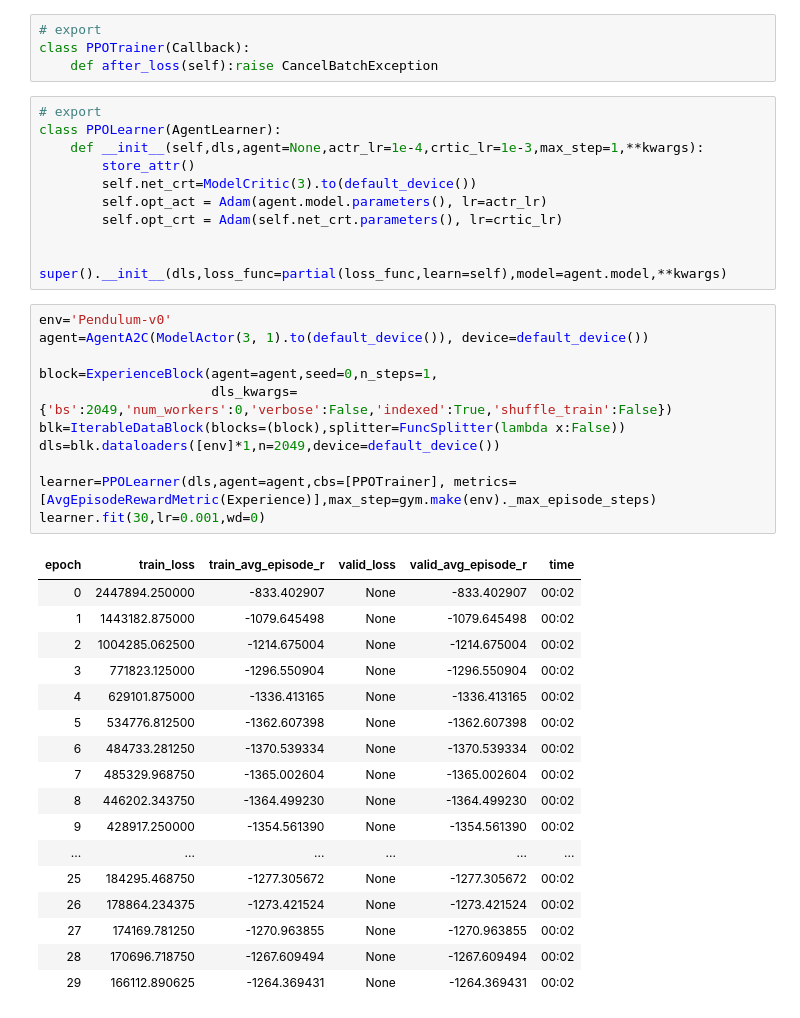
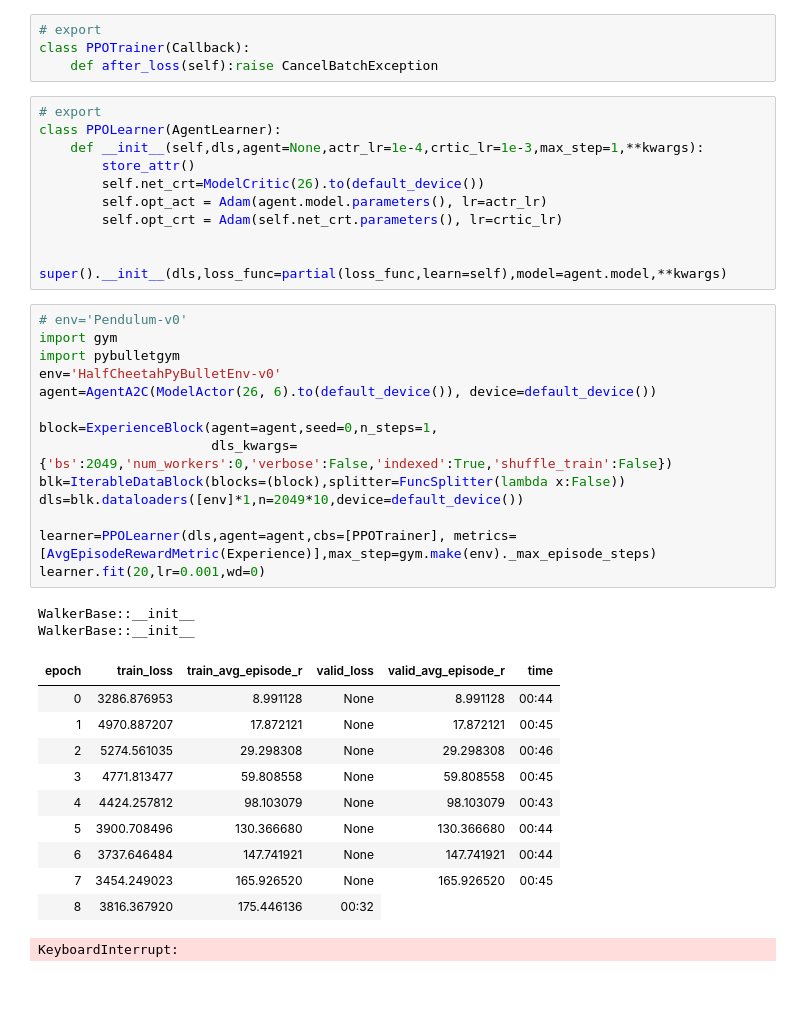
Before and after one commit to josiahls/fast-reinforcement-learning-2, a Jupyter notebook: nbs/18_policy_gradient.ppo.ipynb, the cells around one changed output. Cells and saved outputs as stored; diff of their text form; blank space fills up the shorter version.

Commit message:
Finished: - TRPO and PPO converge, but they need envs like half cheetah. Added: - code from DADS repo. Seems complex. goal is to convert to pytorch slowly.

```diff
--- a/nbs/18_policy_gradient.ppo.ipynb
+++ b/nbs/18_policy_gradient.ppo.ipynb
@@ -217,37 +217,36 @@ class PPOTrainer(Callback):
 class PPOLearner(AgentLearner):
     def __init__(self,dls,agent=None,actr_lr=1e-4,crtic_lr=1e-3,max_step=1,**kwargs):
         store_attr()
-        self.net_crt=ModelCritic(3).to(default_device())
+        self.net_crt=ModelCritic(26).to(default_device())
         self.opt_act = Adam(agent.model.parameters(), lr=actr_lr)
         self.opt_crt = Adam(self.net_crt.parameters(), lr=crtic_lr)
 
         super().__init__(dls,loss_func=partial(loss_func,learn=self),model=agent.model,**kwargs)
 # %%
-env='Pendulum-v0'
-agent=AgentA2C(ModelActor(3, 1).to(default_device()), device=default_device())
+# env='Pendulum-v0'
+import gym
+import pybulletgym
+env='HalfCheetahPyBulletEnv-v0'
+agent=AgentA2C(ModelActor(26, 6).to(default_device()), device=default_device())
 
 block=ExperienceBlock(agent=agent,seed=0,n_steps=1,
                       dls_kwargs={'bs':2049,'num_workers':0,'verbose':False,'indexed':True,'shuffle_train':False})
 blk=IterableDataBlock(blocks=(block),splitter=FuncSplitter(lambda x:False))
-dls=blk.dataloaders([env]*1,n=2049,device=default_device())
+dls=blk.dataloaders([env]*1,n=2049*10,device=default_device())
 
 learner=PPOLearner(dls,agent=agent,cbs=[PPOTrainer], metrics=[AvgEpisodeRewardMetric(Experience)],max_step=gym.make(env)._max_episode_steps)
-learner.fit(30,lr=0.001,wd=0)
+learner.fit(20,lr=0.001,wd=0)
 # %% [output]
+WalkerBase::__init__
+WalkerBase::__init__
 | epoch | train_loss | train_avg_episode_r | valid_loss | valid_avg_episode_r | time |
-| 0 | 2447894.250000 | -833.402907 | None | -833.402907 | 00:02 |
-| 1 | 1443182.875000 | -1079.645498 | None | -1079.645498 | 00:02 |
-| 2 | 1004285.062500 | -1214.675004 | None | -1214.675004 | 00:02 |
-| 3 | 771823.125000 | -1296.550904 | None | -1296.550904 | 00:02 |
-| 4 | 629101.875000 | -1336.413165 | None | -1336.413165 | 00:02 |
-| 5 | 534776.812500 | -1362.607398 | None | -1362.607398 | 00:02 |
-| 6 | 484733.281250 | -1370.539334 | None | -1370.539334 | 00:02 |
-| 7 | 485329.968750 | -1365.002604 | None | -1365.002604 | 00:02 |
-| 8 | 446202.343750 | -1364.499230 | None | -1364.499230 | 00:02 |
-| 9 | 428917.250000 | -1354.561390 | None | -1354.561390 | 00:02 |
-| ... | ... | ... | ... | ... | ... |
-| 25 | 184295.468750 | -1277.305672 | None | -1277.305672 | 00:02 |
-| 26 | 178864.234375 | -1273.421524 | None | -1273.421524 | 00:02 |
-| 27 | 174169.781250 | -1270.963855 | None | -1270.963855 | 00:02 |
-| 28 | 170696.718750 | -1267.609494 | None | -1267.609494 | 00:02 |
-| 29 | 166112.890625 | -1264.369431 | None | -1264.369431 | 00:02 |
+| 0 | 3286.876953 | 8.991128 | None | 8.991128 | 00:44 |
+| 1 | 4970.887207 | 17.872121 | None | 17.872121 | 00:45 |
+| 2 | 5274.561035 | 29.298308 | None | 29.298308 | 00:46 |
+| 3 | 4771.813477 | 59.808558 | None | 59.808558 | 00:45 |
+| 4 | 4424.257812 | 98.103079 | None | 98.103079 | 00:43 |
+| 5 | 3900.708496 | 130.366680 | None | 130.366680 | 00:44 |
+| 6 | 3737.646484 | 147.741921 | None | 147.741921 | 00:44 |
+| 7 | 3454.249023 | 165.926520 | None | 165.926520 | 00:45 |
+| 8 | 3816.367920 | 175.446136 | 00:32 |
+KeyboardInterrupt:
```
Also changed, not shown: 7 other files.
